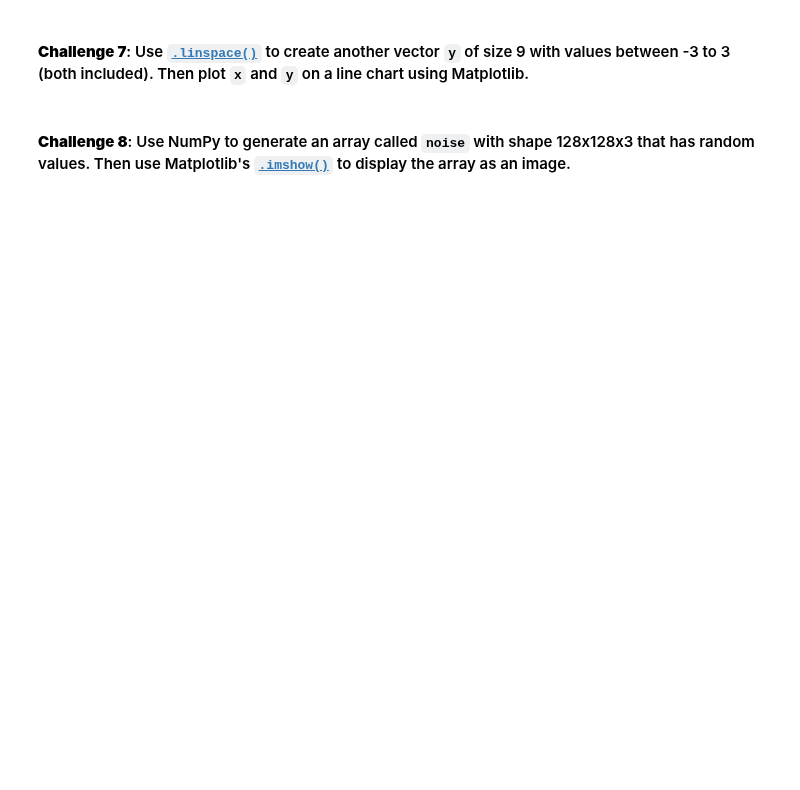
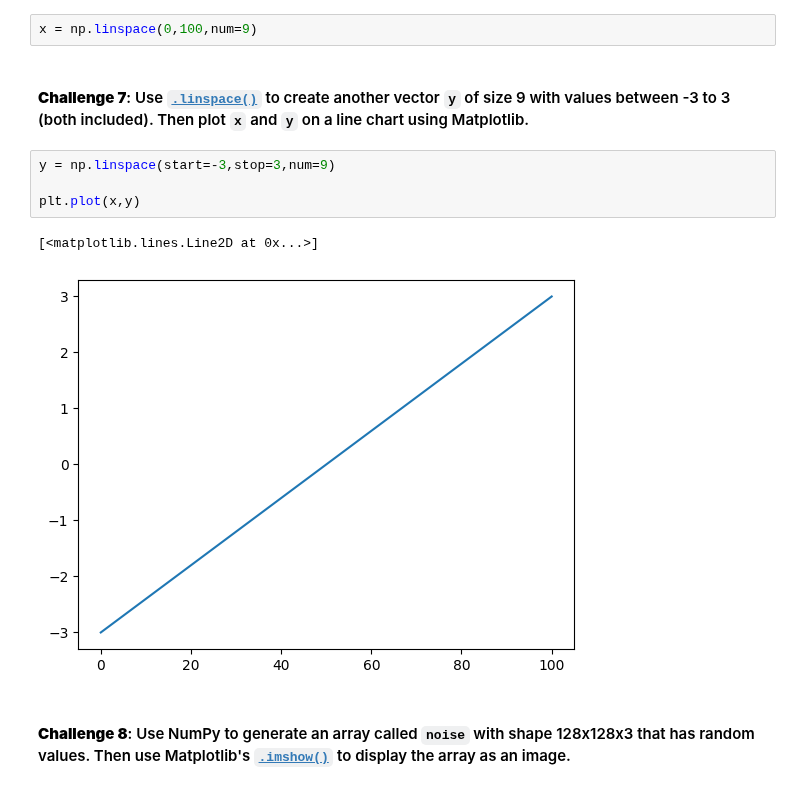
Before and after one commit to nico-Zero/Python, a Jupyter notebook: New_Shit__/Angela_Yu__/Day_77_Num_py/Computation with NumPy (start)/Computation_with_NumPy_and_N_Dimensional_Arrays_(start).ipynb, the cells around one changed output. Saved outputs shown, nothing was run; the diff lists cells and outputs as text; blank space fills up the shorter version.

```diff
--- a/New_Shit__/Angela_Yu__/Day_77_Num_py/Computation with NumPy (start)/Computation_with_NumPy_and_N_Dimensional_Arrays_(start).ipynb
+++ b/New_Shit__/Angela_Yu__/Day_77_Num_py/Computation with NumPy (start)/Computation_with_NumPy_and_N_Dimensional_Arrays_(start).ipynb
@@ -136,6 +198,15 @@ Hint: Use the [`.random()` function](https://numpy.org/doc/stable/reference/rand
 # %% [markdown]
 #### **Challenge 6**: Use [`.linspace()`](https://numpy.org/doc/stable/reference/generated/numpy.linspace.html) to create a vector `x` of size 9 with values spaced out evenly between 0 to 100 (both included).
+# %%
+x = np.linspace(0,100,num=9)
 # %% [markdown]
 #### **Challenge 7**: Use [`.linspace()`](https://numpy.org/doc/stable/reference/generated/numpy.linspace.html) to create another vector `y` of size 9 with values between -3 to 3 (both included). Then plot `x` and `y` on a line chart using Matplotlib.
+# %%
+y = np.linspace(start=-3,stop=3,num=9)
+
+plt.plot(x,y)
+# %% [output]
+[<matplotlib.lines.Line2D at 0x...>]
+[figure, added]
 # %% [markdown]
 #### **Challenge 8**: Use NumPy to generate an array called `noise` with shape 128x128x3 that has random values. Then use Matplotlib's [`.imshow()`](https://matplotlib.org/3.1.1/api/_as_gen/matplotlib.pyplot.imshow.html) to display the array as an image.
```
Also changed, not shown: parts of 21 cells of this notebook.
